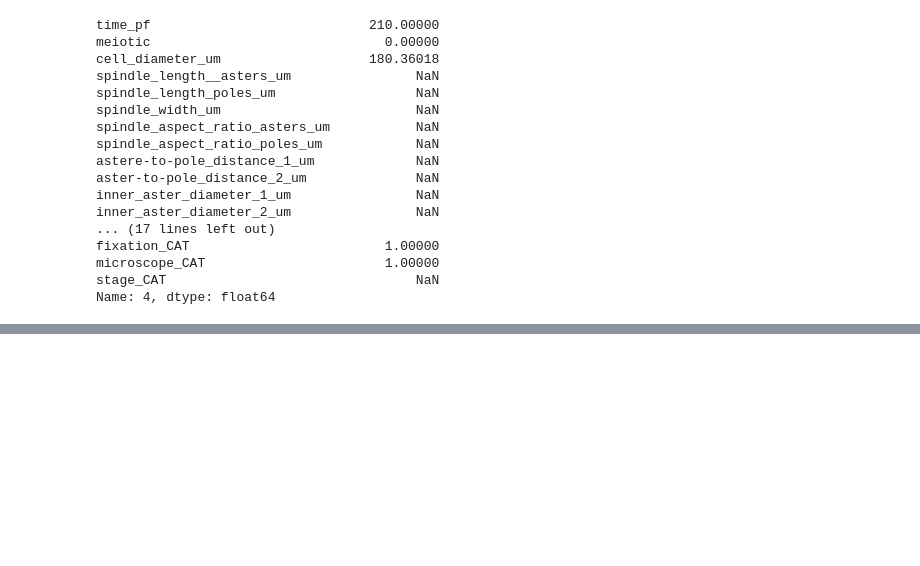
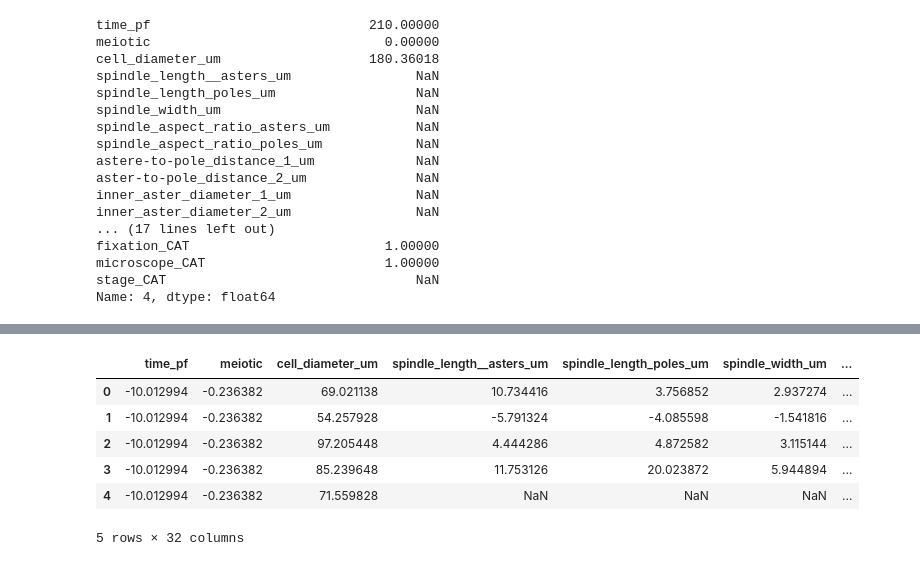
Before and after one commit to emmaggie/SPINDLE_ZOO, a Jupyter notebook: SEPTEMBER_2014/A_Marina_spindle_zoo_part5.ipynb, the cells around one changed output, grey strips where cells are left out. Cells and saved outputs as stored; diff of their text form; code cells hidden in the pictures; blank space fills up the shorter version.

```diff
--- a/SEPTEMBER_2014/A_Marina_spindle_zoo_part5.ipynb
+++ b/SEPTEMBER_2014/A_Marina_spindle_zoo_part5.ipynb
@@ -327,0 +570,2 @@ def costFunction(params, Y, R, num_users, num_movies, num_features, my_lambda):
+# %%
+dfo_scaled=dfo.subtract(dfo.mean(axis=0),axis=1)
@@ -327,0 +582,10 @@ def costFunction(params, Y, R, num_users, num_movies, num_features, my_lambda):
+# %%
+dfo_scaled.head()
+# %% [output]
+|  | time_pf | meiotic | cell_diameter_um | spindle_length__asters_um | spindle_length_poles_um | spindle_width_um | ... |
+| 0 | -10.012994 | -0.236382 | 69.021138 | 10.734416 | 3.756852 | 2.937274 | ... |
+| 1 | -10.012994 | -0.236382 | 54.257928 | -5.791324 | -4.085598 | -1.541816 | ... |
+| 2 | -10.012994 | -0.236382 | 97.205448 | 4.444286 | 4.872582 | 3.115144 | ... |
+| 3 | -10.012994 | -0.236382 | 85.239648 | 11.753126 | 20.023872 | 5.944894 | ... |
+| 4 | -10.012994 | -0.236382 | 71.559828 | NaN | NaN | NaN | ... |
+5 rows × 32 columns
```
Also changed, not shown: parts of 54 cells of this notebook, 2 other files.
